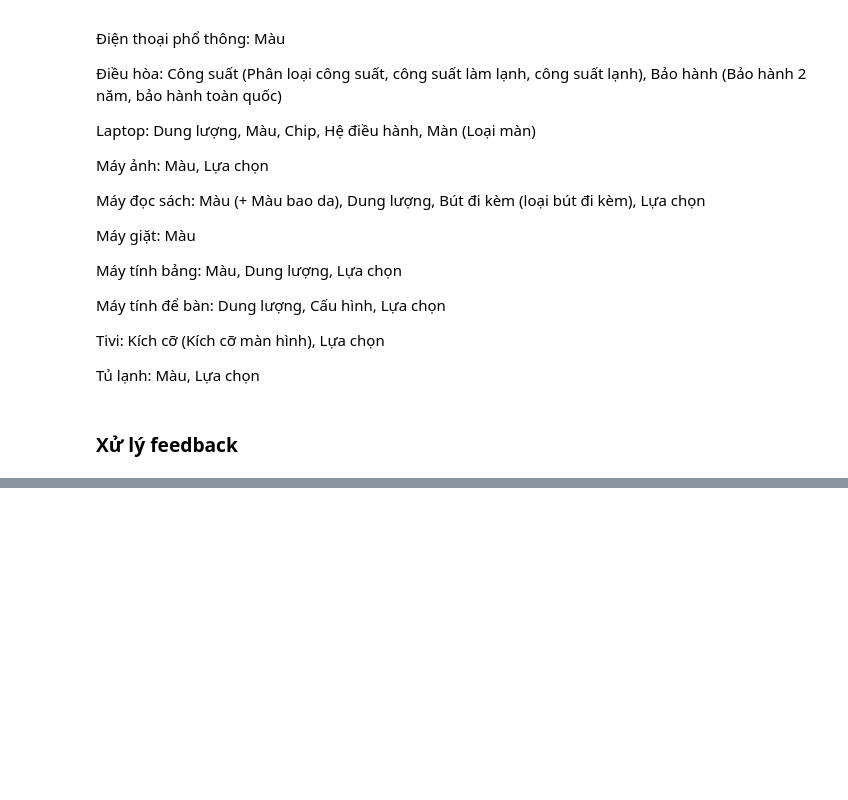
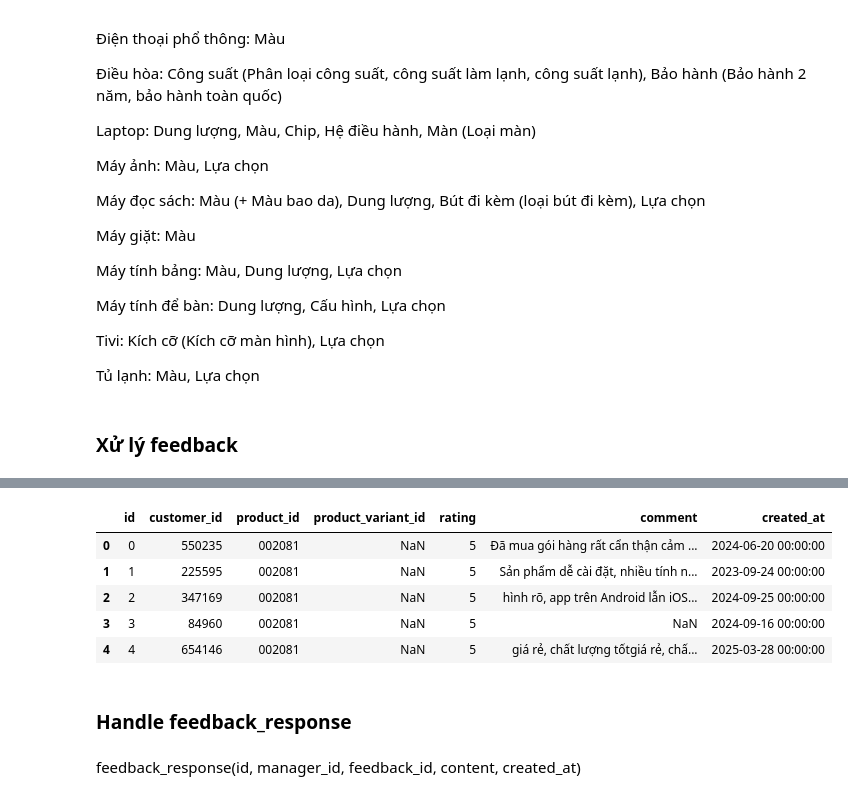
Before and after one commit to haiphong-0132/ETL_HQTCSDL, a Jupyter notebook: products/process.ipynb, the cells around one changed output, grey strips where cells are left out. Drawn from its saved outputs; the diff is of its cells as text; code cells hidden in the pictures; blank space fills up the shorter version.

```diff
--- a/products/process.ipynb
+++ b/products/process.ipynb
@@ -1344,0 +1514,2 @@ dtype: int64
+# %%
+old_feedback_id_to_new_feedback = {}
@@ -1344,0 +1522,30 @@ dtype: int64
+# %%
+feedback_rows = []
+
+for index, row in feedbacks.iterrows():
+    id = index
+    customer_id = random.choice(customer_ids)
+    product_id = convert_old_product_id_to_new_product_id(str(row['product_id']))
+    product_variant_id = extract_version_to_variant_id(str(row['product_id']), row['variant'])
+    rating = row['rating']
+    comment = row['content']
+
+    created_at = random_skipped_date(random.choice(account_created_times))
+
+    feedback_row = {
+        'id': id,
+        'customer_id': customer_id,
+        'product_id': product_id,
+        'product_variant_id': product_variant_id,
+        'rating': rating,
+        'comment': comment,
+        'created_at': created_at
+    }
+
+    feedback_rows.append(feedback_row)
+
+    old_feedback_id_to_new_feedback[str(row['feedback_id'])] = feedback_row
+
+feedback_df = pd.DataFrame(feedback_rows)
+# %%
+feedback_df.dropna(subset=['product_id', 'created_at'], inplace=True)
@@ -1344,0 +1586,13 @@ dtype: int64
+# %%
+feedback_df.head()
+# %% [output]
+|  | id | customer_id | product_id | product_variant_id | rating | comment | created_at |
+| 0 | 0 | 550235 | 002081 | NaN | 5 | Đã mua gói hàng rất cẩn thận cảm ... | 2024-06-20 00:00:00 |
+| 1 | 1 | 225595 | 002081 | NaN | 5 | Sản phẩm dễ cài đặt, nhiều tính n... | 2023-09-24 00:00:00 |
+| 2 | 2 | 347169 | 002081 | NaN | 5 | hình rõ, app trên Android lẫn iOS... | 2024-09-25 00:00:00 |
+| 3 | 3 | 84960 | 002081 | NaN | 5 | NaN | 2024-09-16 00:00:00 |
+| 4 | 4 | 654146 | 002081 | NaN | 5 | giá rẻ, chất lượng tốtgiá rẻ, chấ... | 2025-03-28 00:00:00 |
+# %% [markdown]
+### Handle feedback_response
+# %% [markdown]
+feedback_response(id, manager_id, feedback_id, content, created_at)
```
Also changed, not shown: parts of 81 cells of this notebook, 4 other files.
